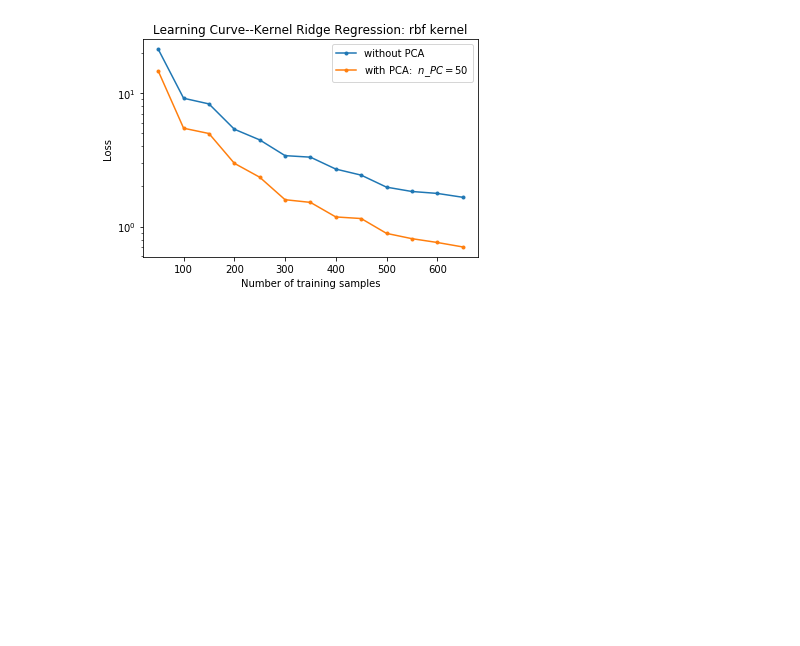
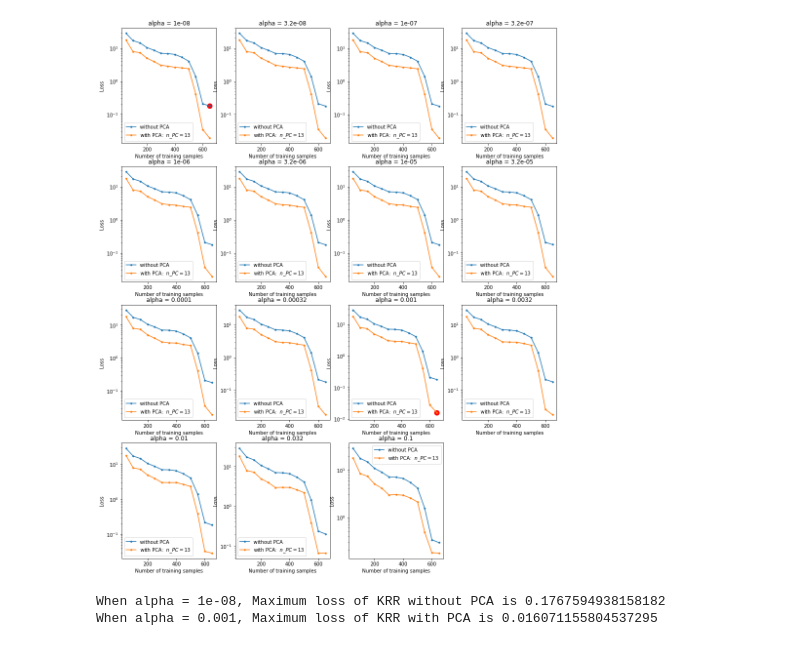
Before and after one commit to PKGuo/CS433-ML_course-project-2, a Jupyter notebook: Benchmark.ipynb, the cells around one changed output. Saved outputs shown, nothing was run; the diff lists cells and outputs as text; code cells hidden in the pictures; blank space fills up the shorter version.

```diff
--- a/Benchmark.ipynb
+++ b/Benchmark.ipynb
@@ -24,0 +52,9 @@ Y_test = target[654:]
+# %%
+kernel_params = {"kernel": "rbf", "gamma": 1.0}
+alpha = 1e-6
+#krr = KernelRidge(alpha = alpha, **kernel_params)
+numbers_pc = np.arange(max_n_pc+1)
+#rr = Ridge(alpha= alpha)
+numbers_train = np.arange(50,654,50)
+losses = np.zeros((1,len(numbers_train)))
+losses_pca = np.zeros((len(numbers_pc),len(numbers_train)))
@@ -24,0 +223,3 @@ Y_test = target[654:]
+# %%
+optimal_index_loss = np.unravel_index(losses.argmin(), losses.shape)
+optimal_index_loss_pca = np.unravel_index(losses_pca.argmin(), losses_pca.shape)
@@ -25 +253,13 @@ Y_test = target[654:]
+# %%
+kernel_params = {"kernel": "rbf", "gamma": 1.0}
+alphas =  np.logspace(-8, -1, 15)
+#krr = KernelRidge(alpha = alpha, **kernel_params)
+#max_n_pc = 13
+pca = PCA(n_components = max_n_pc)
+#rr = Ridge(alpha= alpha)
+#gammas = np.logspace(-4, 1, 11)
+numbers_train = np.arange(50,654,50)
+n_plots = 3
+losses = np.zeros((len(alphas),len(numbers_train)))
+losses_pca = np.zeros((len(alphas),len(numbers_train)))
 # %%
@@ -68,11 +299,29 @@ for n in np.arange(50,654,50):
-# %%
-plt.plot(np.arange(50,654,50),losses,'.-', label='without PCA')
-plt.plot(np.arange(50,654,50),losses_pca,'.-', label='with PCA:  '+'$n\_PC = {}$'.format(n_components))
-plt.xlabel('Number of training samples')
-plt.yscale('log')
-plt.ylabel('Loss')
-plt.legend()
-plt.title('Learning Curve--'+'Kernel Ridge Regression: {} kernel'.format(kernel_params["kernel"]))
-plt.show()
-# %% [output]
-[figure, removed]
+# %%
+optimal_index_loss = np.unravel_index(losses.argmin(), losses.shape)
+optimal_index_loss_pca = np.unravel_index(losses_pca.argmin(), losses_pca.shape)
+# %%
+#fig,ax =  plt.subplots(n_plots,int(np.ceil(len(gammas)/n_plots)))
+plt.figure(figsize=(16, 20))
+n_plots = 4
+for i in range(len(alphas)):
+    plt.subplot(n_plots,int(np.ceil(len(alphas)/n_plots)),i+1)
+    plt.plot(numbers_train,losses[i],'.-', label='without PCA')
+    plt.plot(numbers_train,losses_pca[i],'.-', label='with PCA:  '+'$n\_PC = {}$'.format(max_n_pc))
+    plt.xlabel('Number of training samples')
+    plt.yscale('log')
+    plt.ylabel('Loss')
+    plt.legend()
+    plt.title('alpha = {:.2}'.format(alphas[i]))
+    if i == optimal_index_loss[0]:
+        plt.scatter(numbers_train[optimal_index_loss[1]], losses[optimal_index_loss[0],optimal_index_loss[1]], s = 100,marker='o', color='r')
+    if i == optimal_index_loss_pca[0]:
+        plt.scatter(numbers_train[optimal_index_loss_pca[1]], losses_pca[optimal_index_loss_pca[0],optimal_index_loss_pca[1]], s = 100, marker='o', color='r')
+plt.show()
+# %% [output]
+[figure, added]
+# %%
+print("When alpha = {}, Maximum loss of KRR without PCA is {} ".format(alphas[optimal_index_loss[0]],losses.min()))
+print("When alpha = {}, Maximum loss of KRR with PCA is {} ".format(alphas[optimal_index_loss_pca[0]],losses_pca.min()))
+# %% [output]
+When alpha = 1e-08, Maximum loss of KRR without PCA is 0.1767594938158182
+When alpha = 0.001, Maximum loss of KRR with PCA is 0.016071155804537295
```
Also changed, not shown: parts of 20 cells of this notebook.
